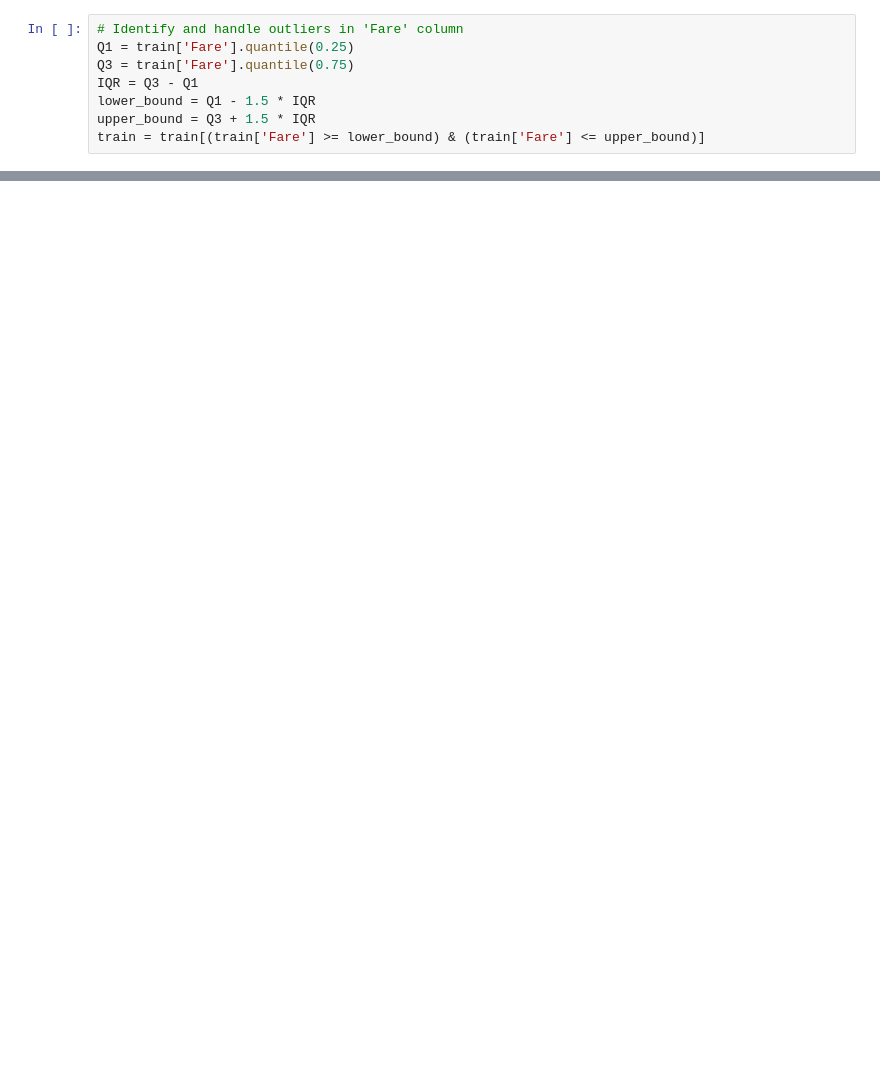
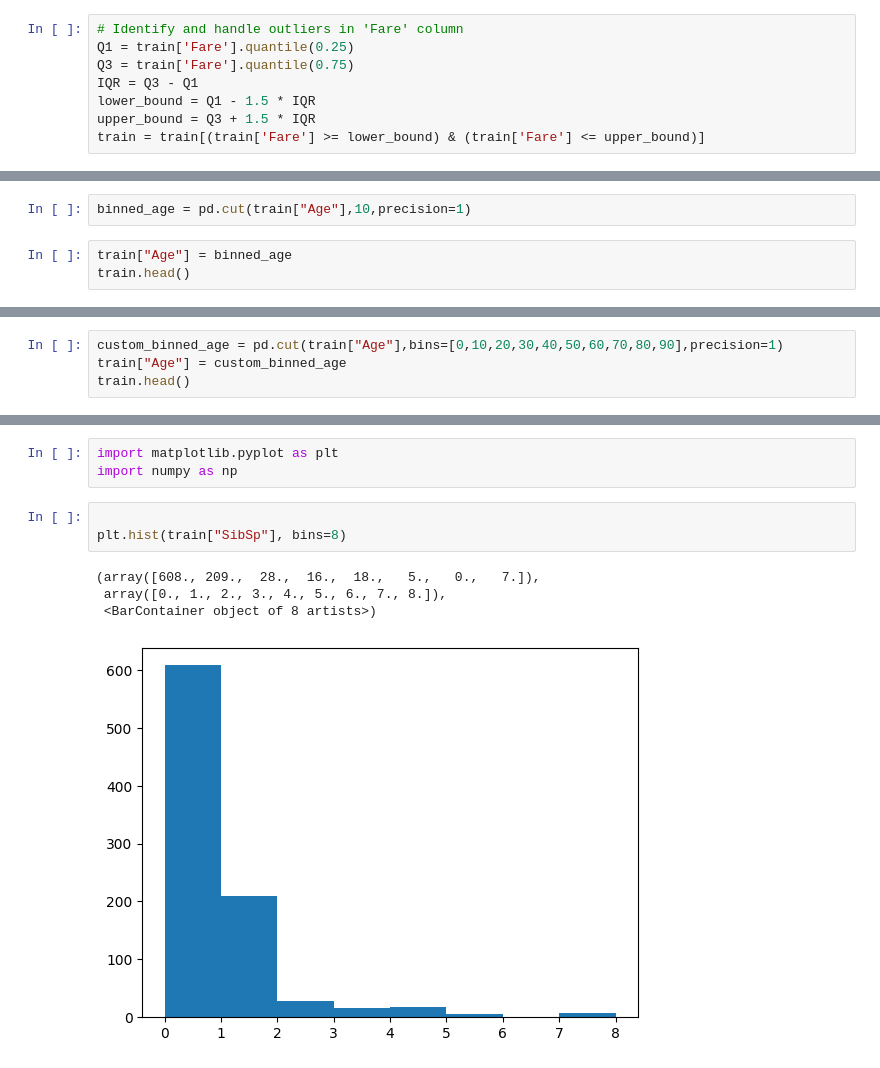
Before and after one commit to green-dev-ai/DI201, a Jupyter notebook: week3/Day2/w3d2.ipynb, the cells around one changed output, grey strips where cells are left out. Drawn from its saved outputs; the diff is of its cells as text; blank space fills up the shorter version.

```diff
--- a/week3/Day2/w3d2.ipynb
+++ b/week3/Day2/w3d2.ipynb
@@ -147 +149,6 @@ train
 775 rows × 12 columns
+# %%
+binned_age = pd.cut(train["Age"],10,precision=1)
+# %%
+train["Age"] = binned_age
+train.head()
@@ -147,0 +162,4 @@ train
+# %%
+custom_binned_age = pd.cut(train["Age"],bins=[0,10,20,30,40,50,60,70,80,90],precision=1)
+train["Age"] = custom_binned_age
+train.head()
@@ -147,0 +185,11 @@ train
+# %%
+import matplotlib.pyplot as plt
+import numpy as np
+# %%
+
+plt.hist(train["SibSp"], bins=8)
+# %% [output]
+(array([608., 209.,  28.,  16.,  18.,   5.,   0.,   7.]),
+ array([0., 1., 2., 3., 4., 5., 6., 7., 8.]),
+ <BarContainer object of 8 artists>)
+[figure, added]
```
Also changed, not shown: parts of 6 cells of this notebook, 6 other files.
